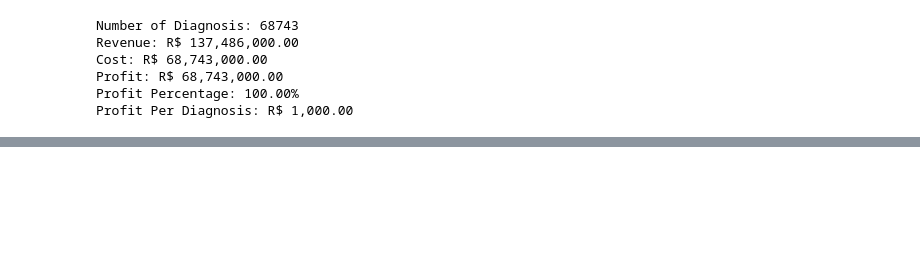
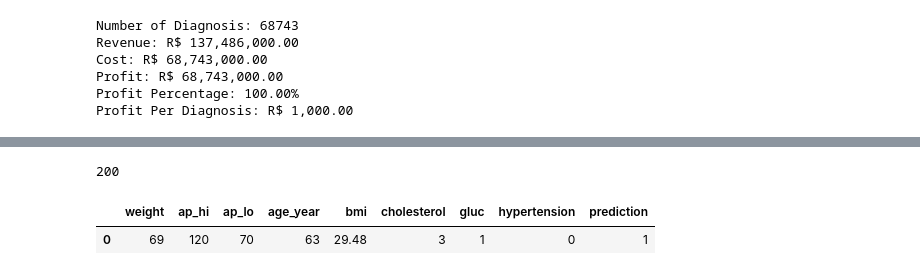
Before and after one commit to henriqueumeda/cardio-catch-diseases, a Jupyter notebook: Cardio Catch Diseases.ipynb, the cells around one changed output, grey strips where cells are left out. Drawn from its saved outputs; the diff is of its cells as text; code cells hidden in the pictures; blank space fills up the shorter version.

```diff
--- a/Cardio Catch Diseases.ipynb
+++ b/Cardio Catch Diseases.ipynb
@@ -1793,0 +1801,3 @@ Profit Per Diagnosis: R$ 1,000.00
+# %%
+X_data = df[final_columns].sample().to_dict('records')[0]
+X_data
@@ -1793,0 +1813,14 @@ Profit Per Diagnosis: R$ 1,000.00
+# %%
+url = "http://127.0.0.1:8000/predict"
+data = X_data
+
+# Request
+r = requests.post(url=url, json=data)
+print(r.status_code)
+# %% [output]
+200
+# %%
+pd.read_json(r.json())
+# %% [output]
+|  | weight | ap_hi | ap_lo | age_year | bmi | cholesterol | gluc | hypertension | prediction |
+| 0 | 69 | 120 | 70 | 63 | 29.48 | 3 | 1 | 0 | 1 |
```
Also changed, not shown: parts of 23 cells of this notebook, 12 other files.
